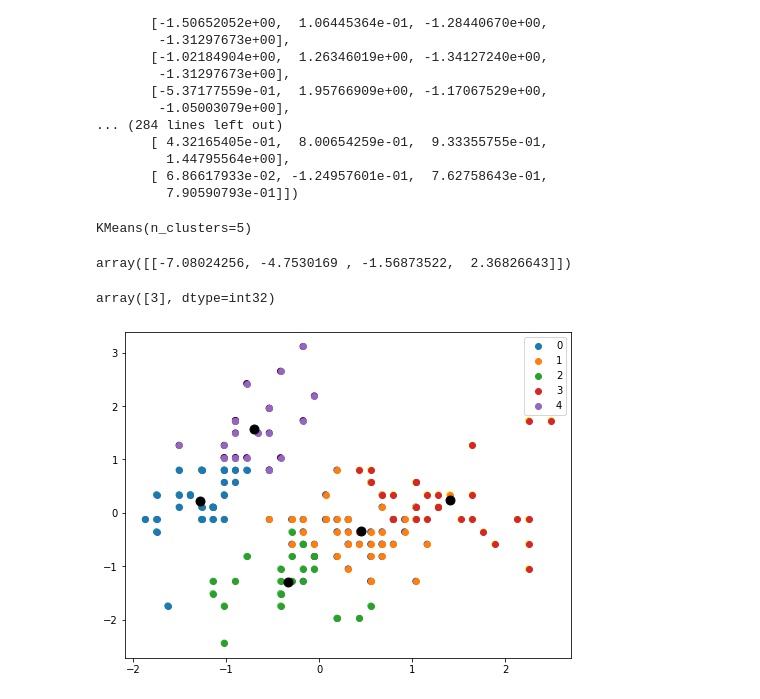
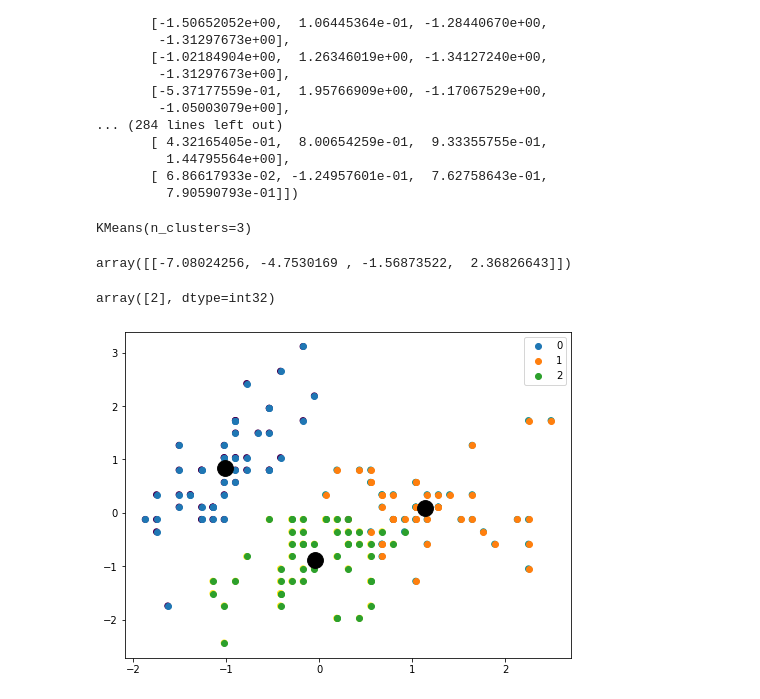
Before and after one commit to gauravvermacloud/LearningMaterialCode, a Jupyter notebook: code/AI_ML/Introduction/CodeWritten/001_Introduction/POC/003_K_Means.ipynb, the cells around one changed output. Cells and saved outputs as stored; diff of their text form; code cells hidden in the pictures.

```diff
--- a/code/AI_ML/Introduction/CodeWritten/001_Introduction/POC/003_K_Means.ipynb
+++ b/code/AI_ML/Introduction/CodeWritten/001_Introduction/POC/003_K_Means.ipynb
@@ -8,3 +8,5 @@ col_name = ['sepal-lenght', 'sepal-width',
 df = pd.read_csv('./iris.csv', names=col_name)
 
 df.head
+
+k =3
@@ -104,10 +91,10 @@ array([[-9.00681170e-01,  1.03205722e+00, -1.34127240e+00,
          7.90590793e-01]])
 # %%
 from sklearn.cluster import KMeans
-kmeans = KMeans(n_clusters=3)
+kmeans = KMeans(n_clusters=k)
 kmeans.fit(Scaled_X)
 # %% [output]
-KMeans(n_clusters=5)
+KMeans(n_clusters=3)
 # %%
 
 #Before we can predict we need to scale back
@@ -119,29 +106,27 @@ array([[-7.08024256, -4.7530169 , -1.56873522,  2.36826643]])
 
 kmeans.predict(X_Predict)
 # %% [output]
-array([3], dtype=int32)
+array([2], dtype=int32)
 # %%
 import matplotlib.pyplot as plt
 
 plt.figure(figsize=(8, 6))
 plt.scatter(Scaled_X[:, 0], Scaled_X[:, 1], c=kmeans.labels_.astype(float))
 
 #Getting the Centroids
 label = kmeans.fit_predict(Scaled_X)
 
 
 centroids = kmeans.cluster_centers_
 u_labels = np.unique(label)
 
 #plotting the results:
 
 for i in u_labels:
     plt.scatter(Scaled_X[label == i, 0], Scaled_X[label == i, 1], label=i)
 
-plt.scatter(centroids[:, 0], centroids[:, 1], s=80, color= 'k')
+plt.scatter(centroids[:, 0], centroids[:, 1], s=250, color= 'k')
 plt.legend()
 plt.show()
-
-plt.show()
 # %% [output]
-[figure, old version]
+[figure, new version]
```
Also changed, not shown: parts of 1 cell of this notebook, 7 other files.
